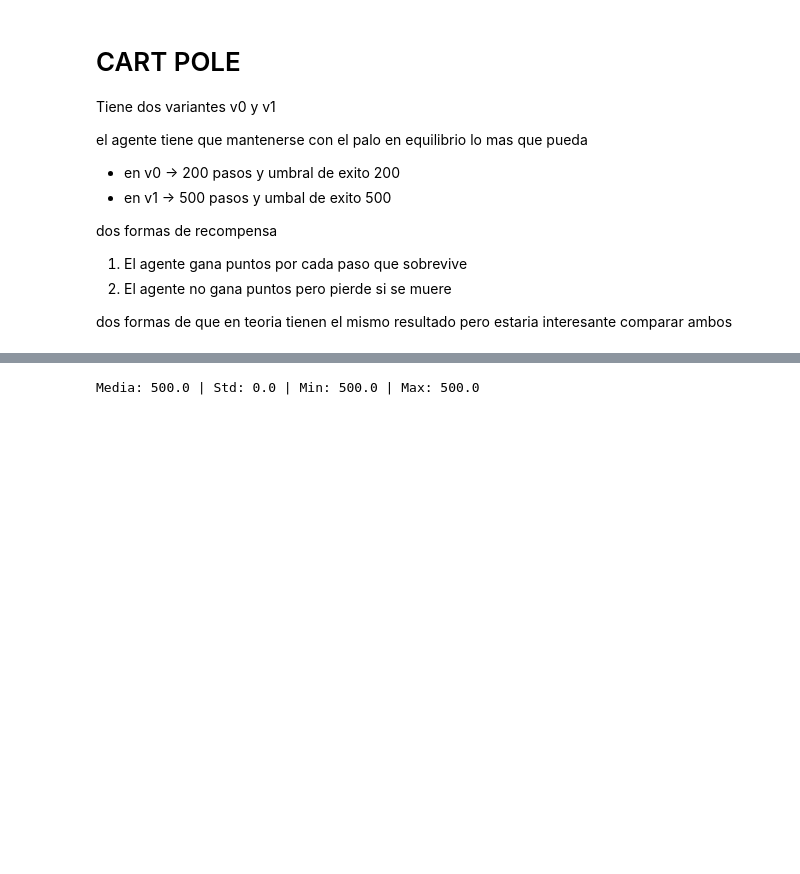
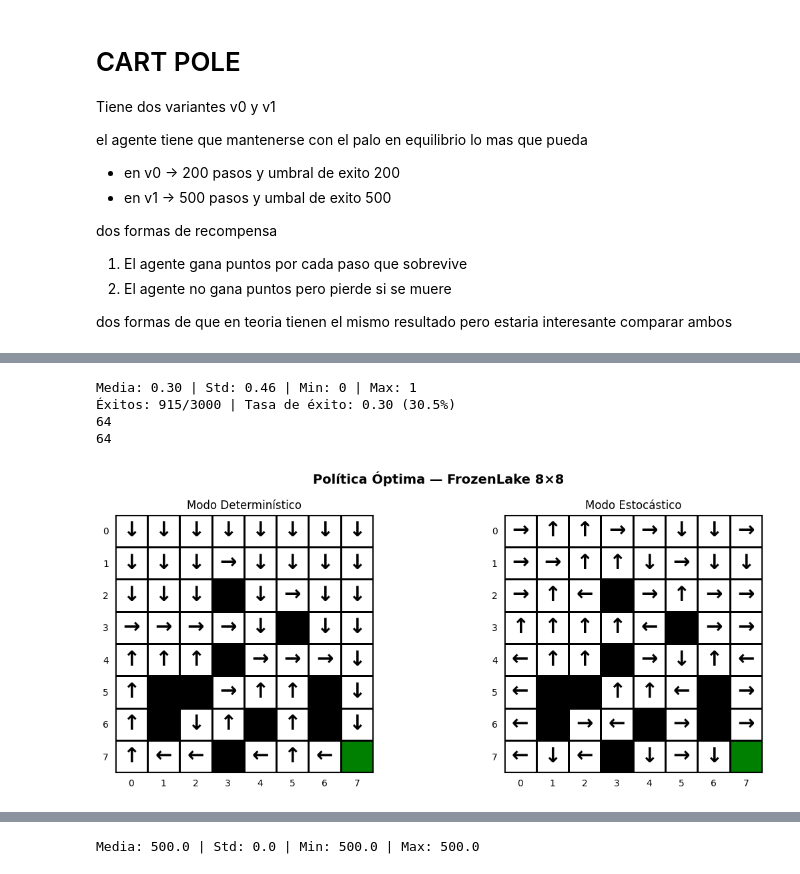
Before and after one commit to Alaan20/LAB3-IA-JUEGO, a Jupyter notebook: LAB-NOTEBOOK.ipynb, the cells around one changed output, grey strips where cells are left out. Cells and saved outputs as stored; diff of their text form; code cells hidden in the pictures; blank space fills up the shorter version.

```diff
--- a/LAB-NOTEBOOK.ipynb
+++ b/LAB-NOTEBOOK.ipynb
@@ -484,0 +496,41 @@ CUADRO DE PROBABILIDAD DE DECISIONES EN CADA BLOQUE
+# %%
+env = gym.make ("FrozenLake-v1", is_slippery=True ,map_name="8x8")
+recompensas = []
+completados = 0
+num_episodios = 3000
+dimension_2=8
+for _ in range(num_episodios):
+    estado, _ = env.reset()
+    terminado = False
+    r = 0
+    while not terminado:
+        accion = politica_final_e[estado]
+        estado, recompensa, fin, trunc, _ = env.step(accion)
+        terminado = fin or trunc
+
+        r += recompensa
+    recompensas.append(r)
+    if r > 0: # o también: if r == 1
+        completados += 1
+# Métricas generales de recompensas
+print(f"Media: {np.mean(recompensas):.2f} | Std: {np.std(recompensas):.2f} | Min: {min(recompensas)} | Max: {max(recompensas)}")
+# Calcular e imprimir la tasa de éxito
+tasa_exito = completados / num_episodios
+porcentaje_exito = tasa_exito * 100
+print(f"Éxitos: {completados}/{num_episodios} | Tasa de éxito: {tasa_exito:.2f} ({porcentaje_exito:.1f}%)")
+
+print(len(politica_final_d))
+print(len(politica_final_e))
+
+
+V_determinista = np.max(Q_determinista, axis=-1)
+V_estocastica = np.max(Q_estocastica, axis=-1)
+
+graficar_valor_iteration(V_determinista, V_estocastica, f"q_value_{dimension}x{dimension}.png", dimension)
+graficar_politica_frozen_lake(politica_final_d, politica_final_e, V_determinista, V_estocastica,f"q_politica_{dimension_2}x{dimension_2}.png", dimension_2)
+# %% [output]
+Media: 0.30 | Std: 0.46 | Min: 0 | Max: 1
+Éxitos: 915/3000 | Tasa de éxito: 0.30 (30.5%)
+64
+64
+[figure, added]
```
Also changed, not shown: parts of 6 cells of this notebook, 3 other files.
